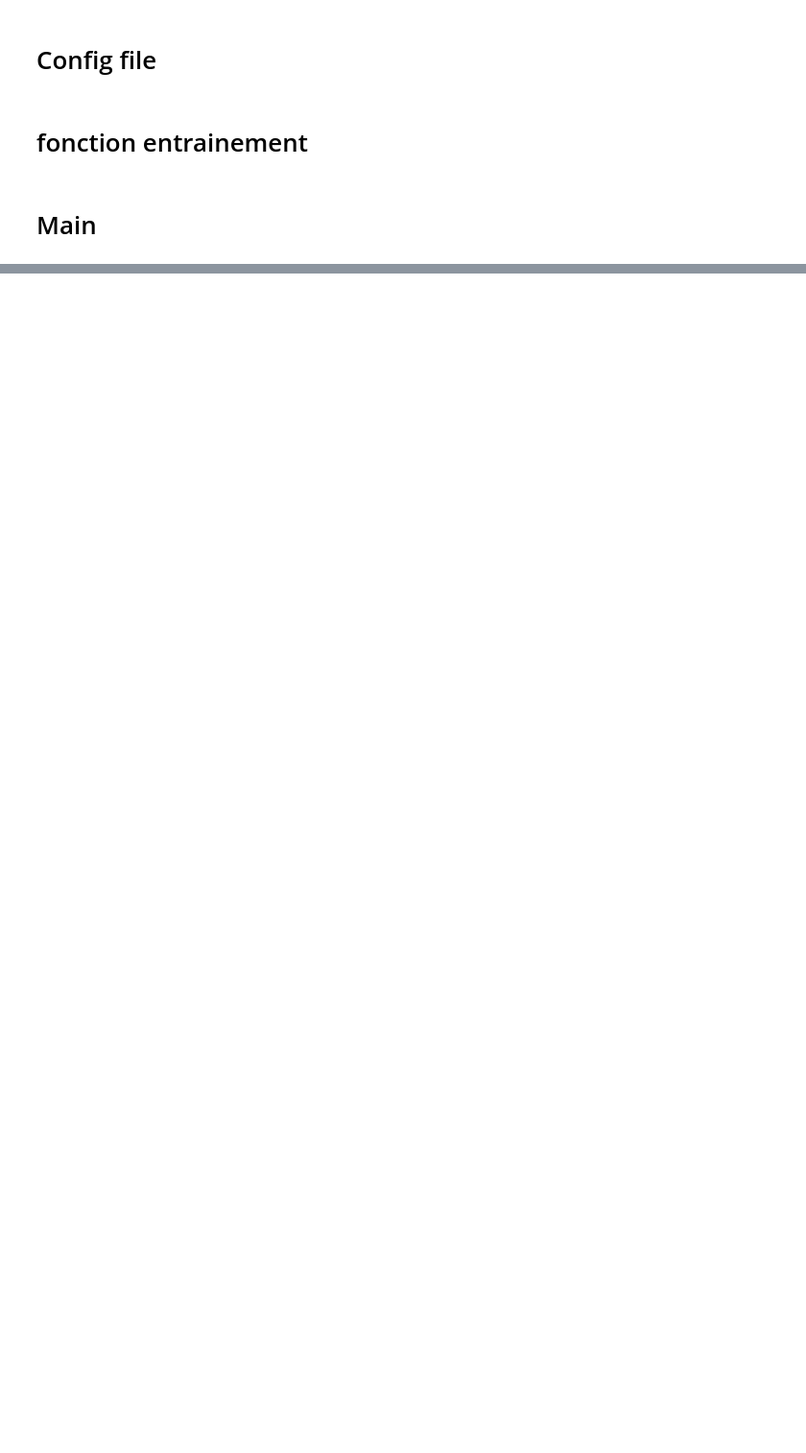
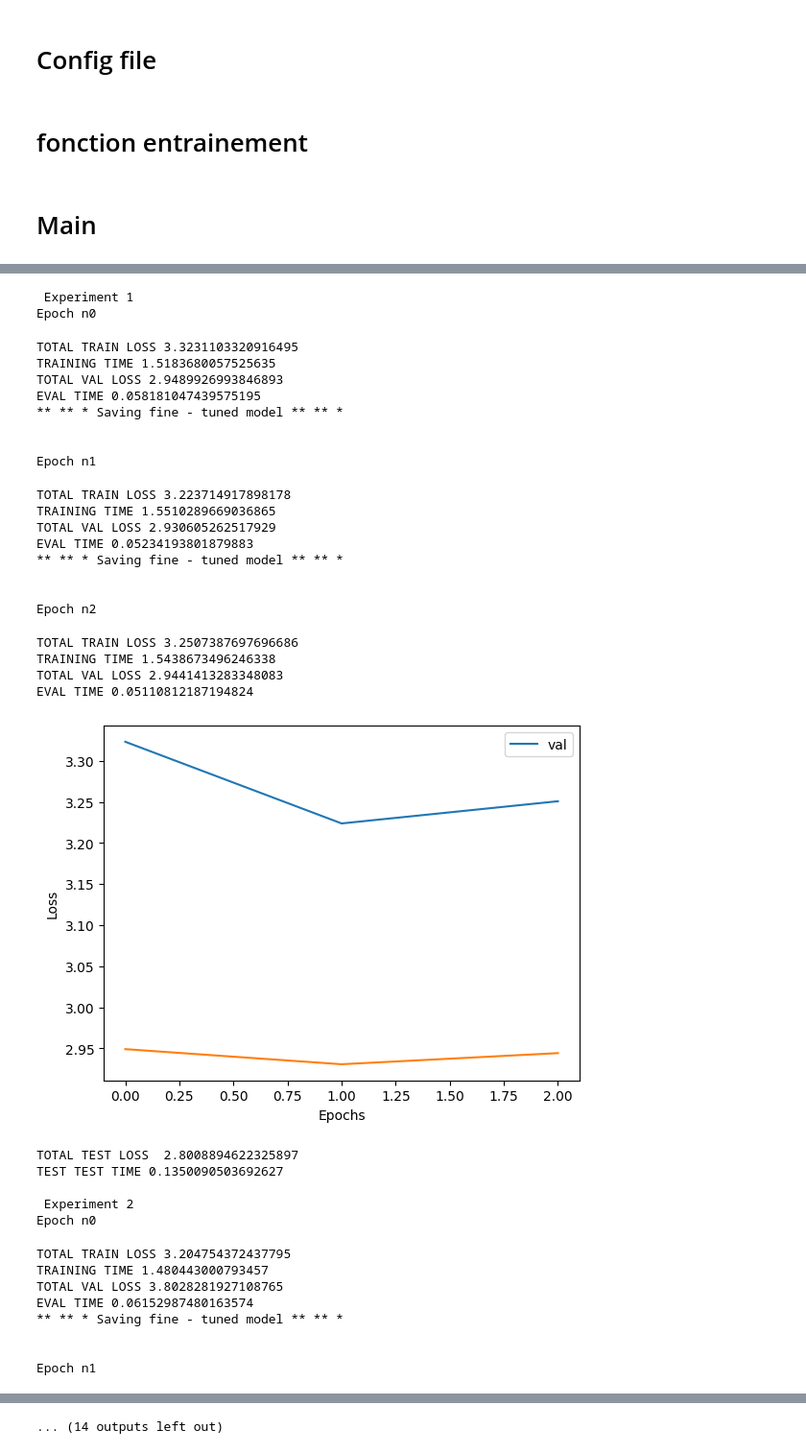
Before and after one commit to pidoux7/GT, a Jupyter notebook: model/model_2.ipynb, the cells around one changed output, grey strips where cells are left out. Shown at 96% size. Cells and saved outputs as stored; diff of their text form; code cells hidden in the pictures; blank space fills up the shorter version.

Commit message:
final pretraining and model files

```diff
--- a/model/model_2.ipynb
+++ b/model/model_2.ipynb
@@ -401,4 +400,5 @@ class GDSet(Dataset):
 # DATA
 # %%
 path = '../../data/'
+path_results = '../../results/'
 # %%
@@ -832,0 +796,39 @@ KeyboardInterrupt:
+# %%
+df, model = experiment(num_experiments=5)
+# %% [output]
+ Experiment 1
+Epoch n0
+TOTAL TRAIN LOSS 3.3231103320916495
+TRAINING TIME 1.5183680057525635
+TOTAL VAL LOSS 2.9489926993846893
+EVAL TIME 0.058181047439575195
+** ** * Saving fine - tuned model ** ** *
+
+
+Epoch n1
+TOTAL TRAIN LOSS 3.223714917898178
+TRAINING TIME 1.5510289669036865
+TOTAL VAL LOSS 2.930605262517929
+EVAL TIME 0.05234193801879883
+** ** * Saving fine - tuned model ** ** *
+
+
+Epoch n2
+TOTAL TRAIN LOSS 3.2507387697696686
+TRAINING TIME 1.5438673496246338
+TOTAL VAL LOSS 2.9441413283348083
+EVAL TIME 0.05110812187194824
+[figure, added]
+TOTAL TEST LOSS  2.8008894622325897
+TEST TEST TIME 0.1350090503692627
+
+ Experiment 2
+Epoch n0
+TOTAL TRAIN LOSS 3.204754372437795
+TRAINING TIME 1.480443000793457
+TOTAL VAL LOSS 3.8028281927108765
+EVAL TIME 0.06152987480163574
+** ** * Saving fine - tuned model ** ** *
+
+
+Epoch n1
@@ -833,3 +860,4 @@ KeyboardInterrupt:
+... (14 outputs left out)
 # %%
 df
 # %% [output]
```
Also changed, not shown: parts of 15 cells of this notebook, 2 other files.
